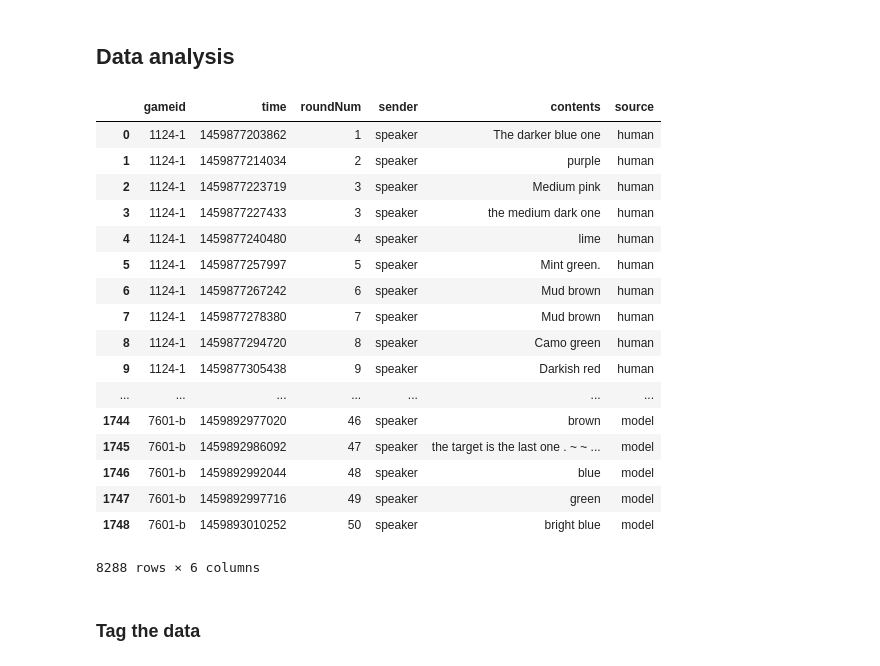
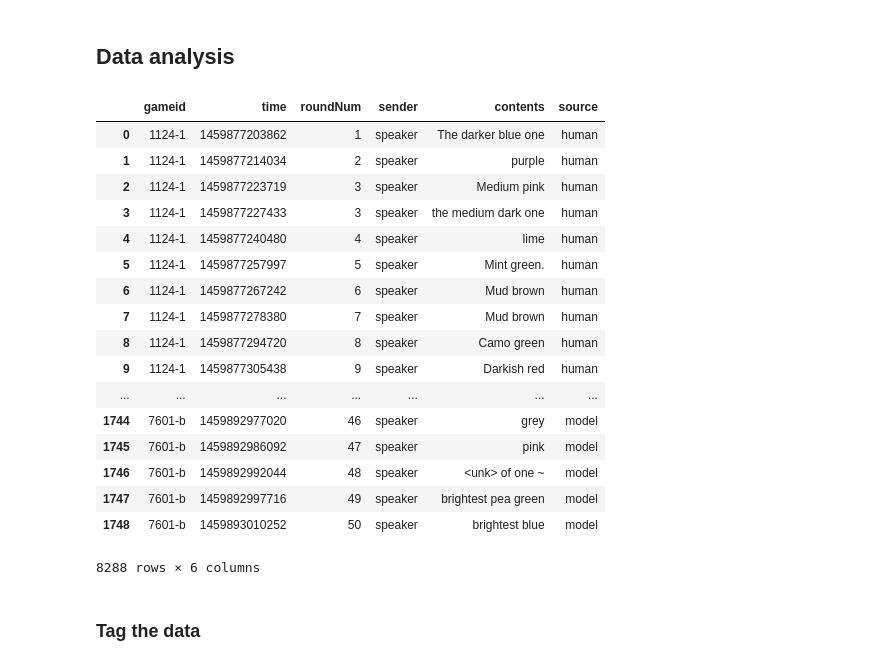
Before and after one commit to futurulus/coop-nets, a Jupyter notebook: behavioralAnalysis/tagPOS.ipynb, the cells around one changed output. Saved outputs shown, nothing was run; the diff lists cells and outputs as text; code cells hidden in the pictures.

```diff
--- a/behavioralAnalysis/tagPOS.ipynb
+++ b/behavioralAnalysis/tagPOS.ipynb
@@ -98,28 +101,28 @@ def is_comparative(word, pos, check_lemmatizer=False):
 # %%
 d_human = (pd.read_csv('humanOutput/colorReferenceMessage.csv', escapechar='\\')
      .assign(source = 'human'))
-d_model = (pd.read_csv('modelOutput/speaker_reccontext_tuned_message.csv')
+d_model = (pd.read_csv('modelOutput/speaker_reccontext_tuned_sampled_message.csv')
      .assign(source = 'model'))
 d = d_human.append(d_model)
 d
 # %% [output]
 |  | gameid | time | roundNum | sender | contents | source |
 | 0 | 1124-1 | 1459877203862 | 1 | speaker | The darker blue one | human |
 | 1 | 1124-1 | 1459877214034 | 2 | speaker | purple | human |
 | 2 | 1124-1 | 1459877223719 | 3 | speaker | Medium pink | human |
 | 3 | 1124-1 | 1459877227433 | 3 | speaker | the medium dark one | human |
 | 4 | 1124-1 | 1459877240480 | 4 | speaker | lime | human |
 | 5 | 1124-1 | 1459877257997 | 5 | speaker | Mint green. | human |
 | 6 | 1124-1 | 1459877267242 | 6 | speaker | Mud brown | human |
 | 7 | 1124-1 | 1459877278380 | 7 | speaker | Mud brown | human |
 | 8 | 1124-1 | 1459877294720 | 8 | speaker | Camo green | human |
 | 9 | 1124-1 | 1459877305438 | 9 | speaker | Darkish red | human |
 | ... | ... | ... | ... | ... | ... | ... |
-| 1744 | 7601-b | 1459892977020 | 46 | speaker | brown | model |
-| 1745 | 7601-b | 1459892986092 | 47 | speaker | the target is the last one . ~ ~ ... | model |
-| 1746 | 7601-b | 1459892992044 | 48 | speaker | blue | model |
-| 1747 | 7601-b | 1459892997716 | 49 | speaker | green | model |
-| 1748 | 7601-b | 1459893010252 | 50 | speaker | bright blue | model |
+| 1744 | 7601-b | 1459892977020 | 46 | speaker | grey | model |
+| 1745 | 7601-b | 1459892986092 | 47 | speaker | pink | model |
+| 1746 | 7601-b | 1459892992044 | 48 | speaker | <unk> of one ~ | model |
+| 1747 | 7601-b | 1459892997716 | 49 | speaker | brightest pea green | model |
+| 1748 | 7601-b | 1459893010252 | 50 | speaker | brightest blue | model |
 8288 rows × 6 columns
 # %% [markdown]
 ### Tag the data
```
Also changed, not shown: parts of 7 cells of this notebook, 1 other file.
